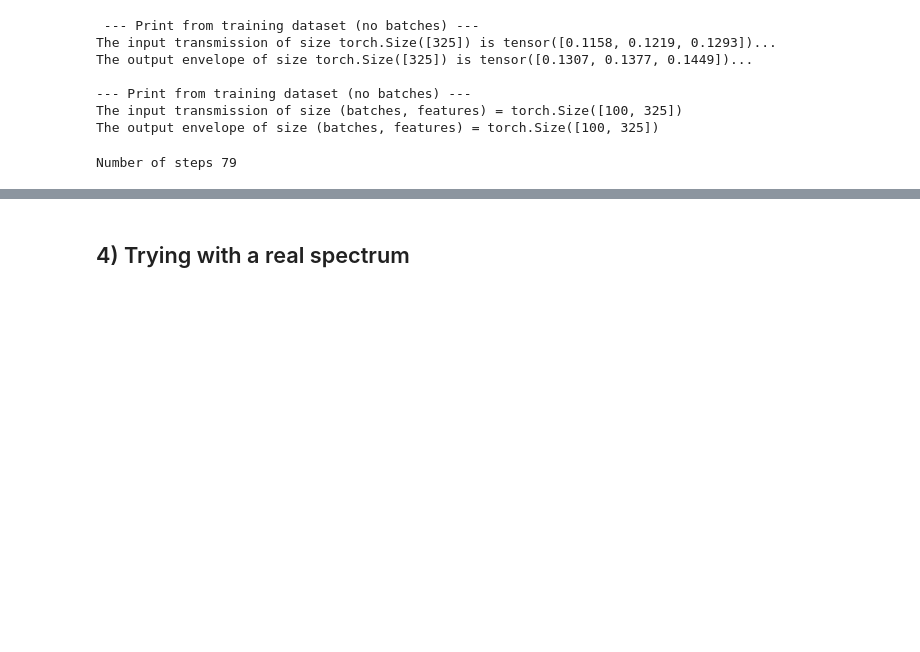
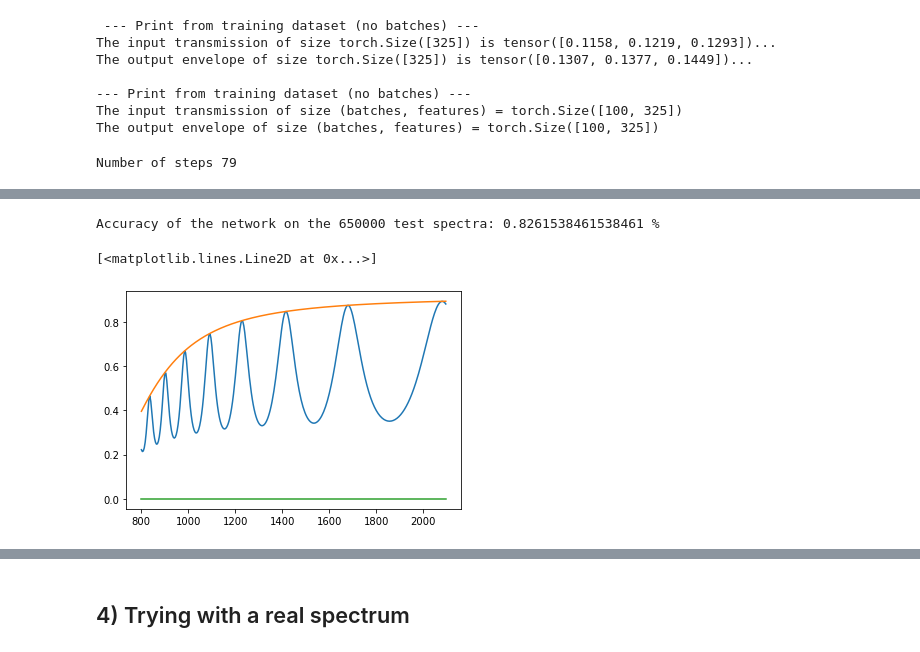
Before and after one commit to manuelballester/ML_spectroscopy, a Jupyter notebook: ML_spectroscopy.ipynb, the cells around one changed output, grey strips where cells are left out. Saved outputs shown, nothing was run; the diff lists cells and outputs as text; code cells hidden in the pictures; blank space fills up the shorter version.

```diff
--- a/ML_spectroscopy.ipynb
+++ b/ML_spectroscopy.ipynb
@@ -181,7 +181,7 @@ Number of steps 79
 # %%
 # Training the model
 n_total_steps = len(train_loader)
-num_epochs = 200
+num_epochs = 5000
 
 for epoch in range(num_epochs):
     for i, (X, y) in enumerate(train_loader):
@@ -198,5 +198,5 @@ for epoch in range(num_epochs):
         loss.backward()
         optimizer.step()
 
-        if (i+1) % 40 == 0:
-            print(f'Epoch [{epoch+1}/{num_epochs}], Step [{i+1}/{n_total_steps}], Loss: {loss.item():.4f}')
+        #if (i+1) % 40 == 0:
+        #    print(f'Epoch [{epoch+1}/{num_epochs}], Step [{i+1}/{n_total_steps}], Loss: {loss.item():.4f}')
@@ -222,0 +203,28 @@ Epoch [200/200], Step [80/80], Loss: 0.5844
+# %%
+# Testing the model
+with torch.no_grad():
+    n_correct = 0
+    n_samples = 0
+    for X, y in test_loader:
+        X = X.to(device)
+        y = y.to(device)
+        y_predicted = model(X)
+
+        n_samples += y.shape[0]*y.shape[1]
+        n_correct += (torch.abs(y_predicted - y)<0.1).sum().item()
+
+    acc = 100.0 * n_correct / n_samples
+    print(f'Accuracy of the network on the {n_samples} test spectra: {acc} %')
+
+# Plot one result
+first_data = dataset_test[5]
+X, y = first_data
+y_predicted = model(X).detach()
+
+plt.plot(wv, X)
+plt.plot(wv, y)
+plt.plot(wv, y_predicted)
+# %% [output]
+Accuracy of the network on the 650000 test spectra: 0.8261538461538461 %
+[<matplotlib.lines.Line2D at 0x...>]
+[figure, added]
```
Also changed, not shown: parts of 9 cells of this notebook, 10 other files.
